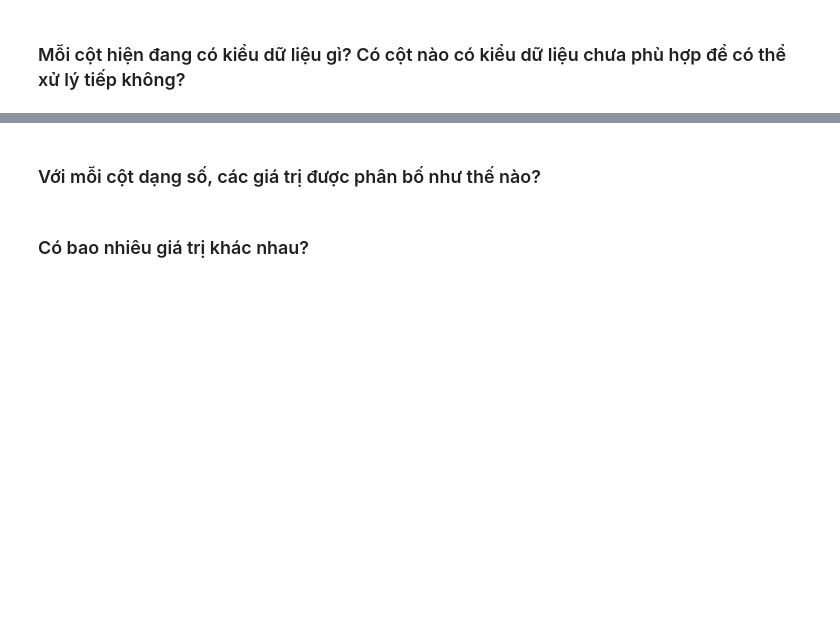
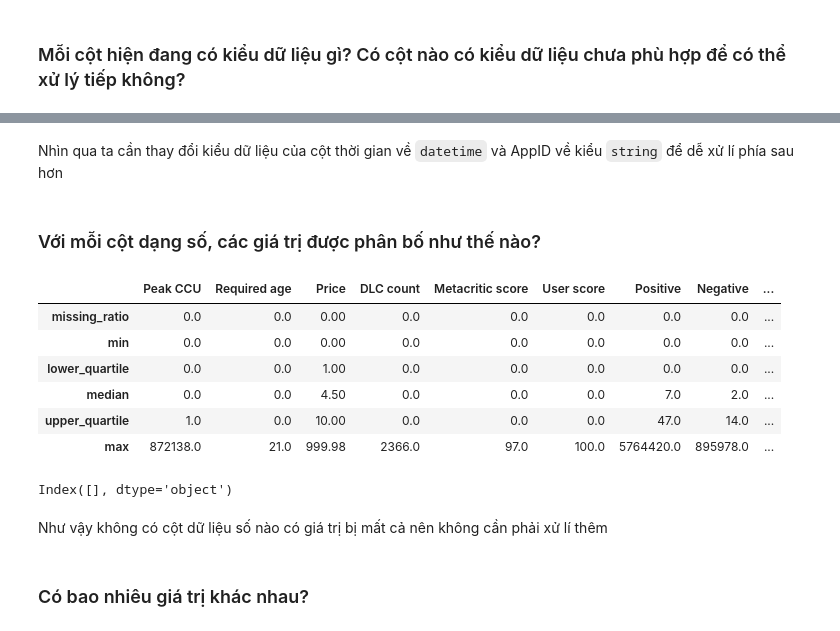
Before and after one commit to NamPhuonn/Final_project_data_science, a Jupyter notebook: final_project.ipynb, the cells around one changed output, grey strips where cells are left out. Drawn from its saved outputs; the diff is of its cells as text; code cells hidden in the pictures; blank space fills up the shorter version.

Commit message:
Khám phá dữ liệu

```diff
--- a/final_project.ipynb
+++ b/final_project.ipynb
@@ -51,0 +156,4 @@ Nhóm sẽ dùng [dữ liệu đã được thu thập sẵn](https://www.kaggle
+# %%
+cols_to_drop = ['About the game','Header image','Support email','Developers','Screenshots','Movies']
+game_df = game_df.drop(cols_to_drop, axis=1)
+game_df.head()
@@ -56,2 +190,7 @@ Nhóm sẽ dùng [dữ liệu đã được thu thập sẵn](https://www.kaggle
+# %% [markdown]
+Nhìn qua ta cần thay đổi kiểu dữ liệu của cột thời gian về `datetime` và AppID về kiểu `string` để dễ xử lí phía sau hơn
+# %%
+game_df['Release date'] = pd.to_datetime(game_df['Release date'])
+game_df['AppID'] = game_df['AppID'].astype(str)
 # %% [markdown]
 ### Với mỗi cột dạng số, các giá trị được phân bố như thế nào?
@@ -60,3 +197,32 @@ Nhóm sẽ dùng [dữ liệu đã được thu thập sẵn](https://www.kaggle
+# %%
+# TODO: missing value, min, max, median, mean, lower-quantile, upper-quantile
+num_col_df = game_df.select_dtypes(include=['int64', 'float64'])
+def missing_ratio(col):
+    return (col.isna().sum() *100/ len(col)).round(1)
+def lower_quartile(col):
+    return (col.quantile(0.25)).round(1)
+def median(col):
+    return (col.quantile(0.5)).round(1)
+def upper_quartile(col):
+    return (col.quantile(0.75)).round(1)
+
+num_col_df = num_col_df.agg([missing_ratio, "min", lower_quartile, median, upper_quartile, "max"])
+num_col_df
+# %% [output]
+|  | Peak CCU | Required age | Price | DLC count | Metacritic score | User score | Positive | Negative | ... |
+| missing_ratio | 0.0 | 0.0 | 0.00 | 0.0 | 0.0 | 0.0 | 0.0 | 0.0 | ... |
+| min | 0.0 | 0.0 | 0.00 | 0.0 | 0.0 | 0.0 | 0.0 | 0.0 | ... |
+| lower_quartile | 0.0 | 0.0 | 1.00 | 0.0 | 0.0 | 0.0 | 0.0 | 0.0 | ... |
+| median | 0.0 | 0.0 | 4.50 | 0.0 | 0.0 | 0.0 | 7.0 | 2.0 | ... |
+| upper_quartile | 1.0 | 0.0 | 10.00 | 0.0 | 0.0 | 0.0 | 47.0 | 14.0 | ... |
+| max | 872138.0 | 21.0 | 999.98 | 2366.0 | 97.0 | 100.0 | 5764420.0 | 895978.0 | ... |
+# %%
+columns_with_missing = num_col_df.columns[num_col_df.loc["missing_ratio"] != 0]
+print(columns_with_missing)
+# %% [output]
+Index([], dtype='object')
+# %% [markdown]
+Như vậy không có cột dữ liệu số nào có giá trị bị mất cả nên không cần phải xử lí thêm
 # %% [markdown]
 ### Có bao nhiêu giá trị khác nhau?
 # %%
```
Also changed, not shown: parts of 18 cells of this notebook.
